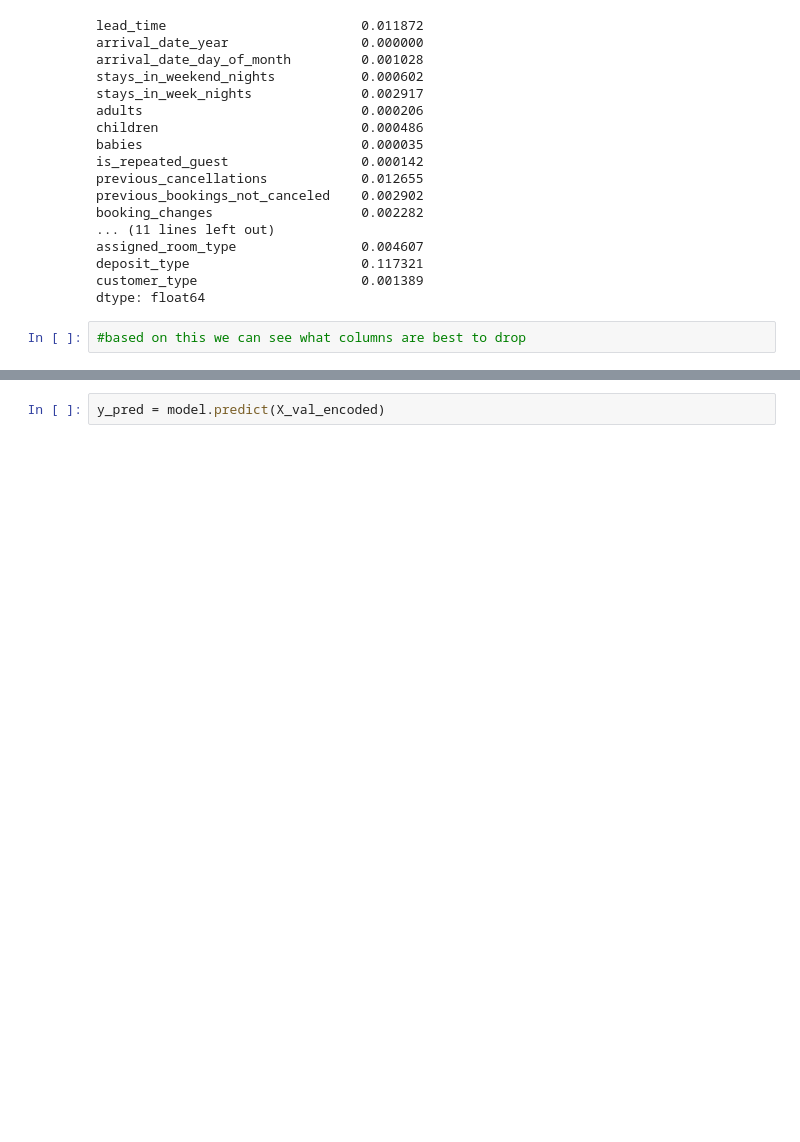
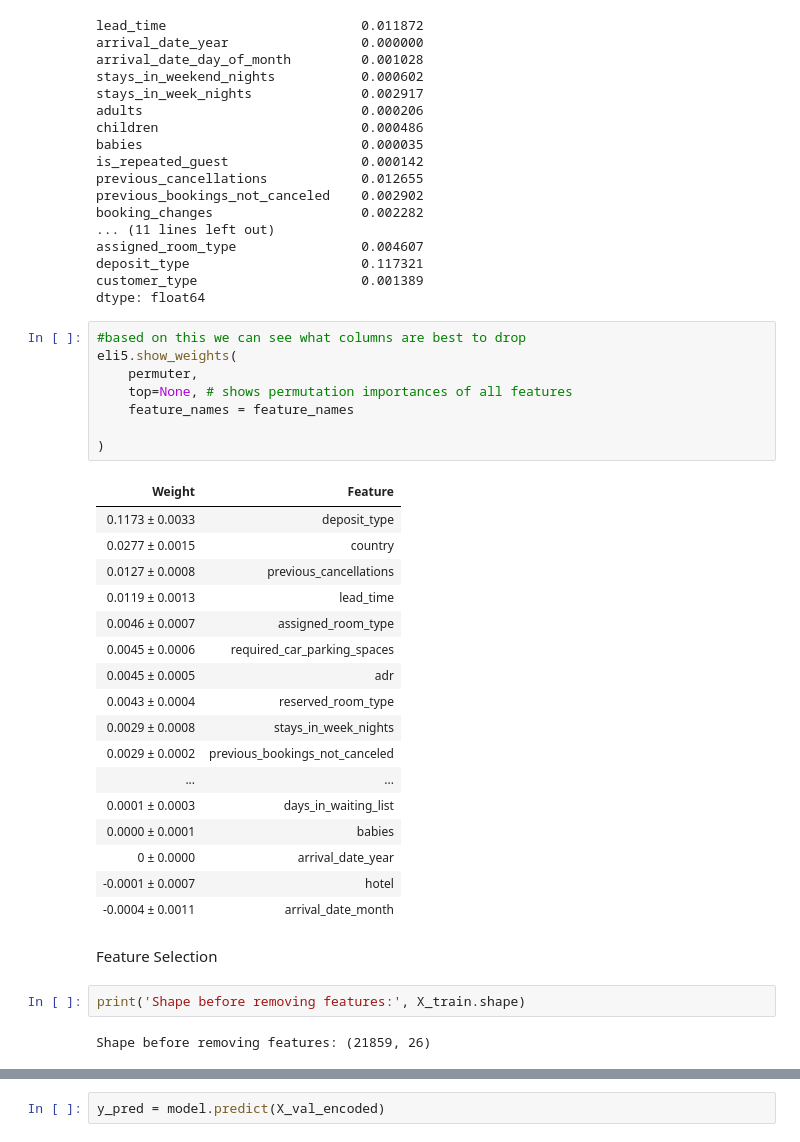
Before and after one commit to JonRivera/DS-Unit-2-Applied-Modeling, a Jupyter notebook: module3-permutation-boosting/LS_DS_233_assignment.ipynb, the cells around one changed output, grey strips where cells are left out. Drawn from its saved outputs; the diff is of its cells as text; blank space fills up the shorter version.

```diff
--- a/module3-permutation-boosting/LS_DS_233_assignment.ipynb
+++ b/module3-permutation-boosting/LS_DS_233_assignment.ipynb
@@ -363,3 +360,33 @@ customer_type                     0.001389
 dtype: float64
 # %%
 #based on this we can see what columns are best to drop
+eli5.show_weights(
+    permuter,
+    top=None, # shows permutation importances of all features
+    feature_names = feature_names
+
+)
+# %% [output]
+| Weight | Feature |
+| 0.1173 ± 0.0033 | deposit_type |
+| 0.0277 ± 0.0015 | country |
+| 0.0127 ± 0.0008 | previous_cancellations |
+| 0.0119 ± 0.0013 | lead_time |
+| 0.0046 ± 0.0007 | assigned_room_type |
+| 0.0045 ± 0.0006 | required_car_parking_spaces |
+| 0.0045 ± 0.0005 | adr |
+| 0.0043 ± 0.0004 | reserved_room_type |
+| 0.0029 ± 0.0008 | stays_in_week_nights |
+| 0.0029 ± 0.0002 | previous_bookings_not_canceled |
+| ... | ... |
+| 0.0001 ± 0.0003 | days_in_waiting_list |
+| 0.0000 ± 0.0001 | babies |
+| 0 ± 0.0000 | arrival_date_year |
+| -0.0001 ± 0.0007 | hotel |
+| -0.0004 ± 0.0011 | arrival_date_month |
+# %% [markdown]
+Feature Selection
+# %%
+print('Shape before removing features:', X_train.shape)
+# %% [output]
+Shape before removing features: (21859, 26)
```
Also changed, not shown: parts of 16 cells of this notebook, 2 other files.
